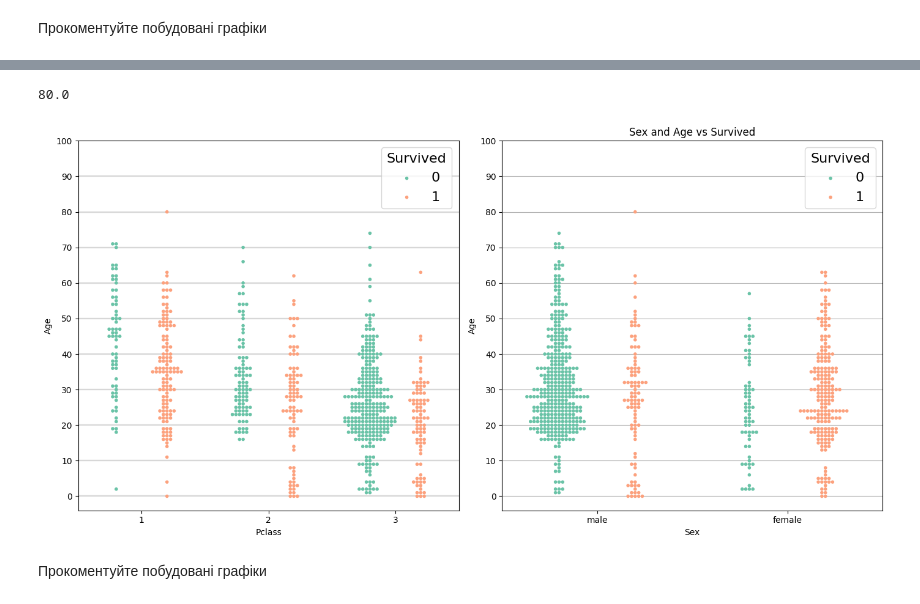
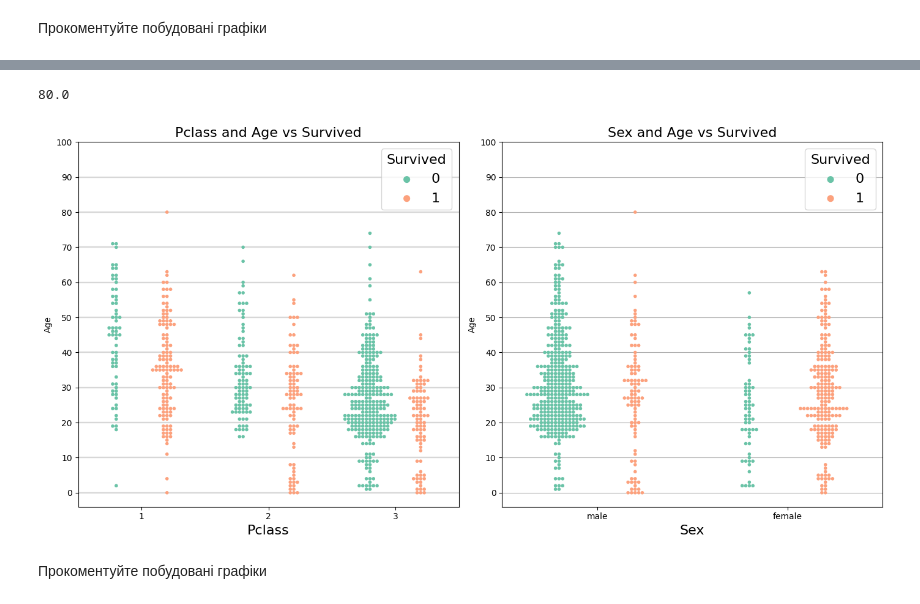
Before and after one commit to VitaliySysak/ai-labs, a Jupyter notebook: main.ipynb, the cells around one changed output, grey strips where cells are left out. Cells and saved outputs as stored; diff of their text form; code cells hidden in the pictures.

```diff
--- a/main.ipynb
+++ b/main.ipynb
@@ -125,6 +124,15 @@ dtype: int64
 **Задача 4:** Назвіть найпопулярніше **жіноче** ім'я на кораблі.
 # %%
 def extract_name(name):
+    """
+    Extracts the first name from full name string based on title (Miss., Mrs., or Mr.).
+
+    Parameters:
+        name (str): The full name string.
+
+    Returns:
+        str or None: Cleaned first name
+    """
     if "Miss." in name:
         return name.split("Miss. ")[1].split()[0]
     elif "Mrs." in name:
@@ -231,28 +239,31 @@ Name: count, dtype: int64
 # %%
 colors = ["#6AC3A7", "#FCA17D"]
 
 dataset["Age"] = dataset["Age"].dropna().astype(int)
 
 fig, axes = plt.subplots(1, 2, figsize=(14, 7))
 
 print(dataset["Age"].max())
 
 sns.swarmplot(data=dataset, x="Pclass",  y="Age", hue="Survived", ax=axes[0], palette=colors, dodge=True, size=4)
+axes[0].set_title("Pclass and Age vs Survived", fontsize=16)
+axes[0].set_xlabel("Pclass", fontsize=16)
 axes[0].set_yticks(range(0, 101, 10))
 axes[0].grid(axis="y", linewidth=1.7, zorder=0, alpha=0.5)
-axes[0].legend(title="Survived", labels=["0", "1"], title_fontsize=16, fontsize=16)
+axes[0].legend(title="Survived", labels=["0", "1"], title_fontsize=16, fontsize=16, markerscale=2)
 
-axes[1].set_title("Sex and Age vs Survived")
 sns.swarmplot(data=dataset, x="Sex",  y="Age", hue="Survived", ax=axes[1], palette=colors, dodge=True, size=4)
+axes[1].set_title("Sex and Age vs Survived", fontsize=16)
+axes[1].set_xlabel("Sex", fontsize=16)
+axes[1].set_yticks(range(0, 101, 10))
 axes[1].grid(axis="y", zorder=0)
-axes[1].set_yticks(range(0, 101, 10))
-axes[1].legend(title="Survived", labels=["0", "1"], title_fontsize=16, fontsize=16)
+axes[1].legend(title="Survived", labels=["0", "1"], title_fontsize=16, fontsize=16, markerscale=2)
 
 plt.tight_layout()
 plt.show()
 # %% [output]
 80.0
-[figure, old version]
+[figure, new version]
 # %% [markdown]
 Прокоментуйте побудовані графіки
 # %% [markdown]
```
Also changed, not shown: parts of 11 cells of this notebook.
